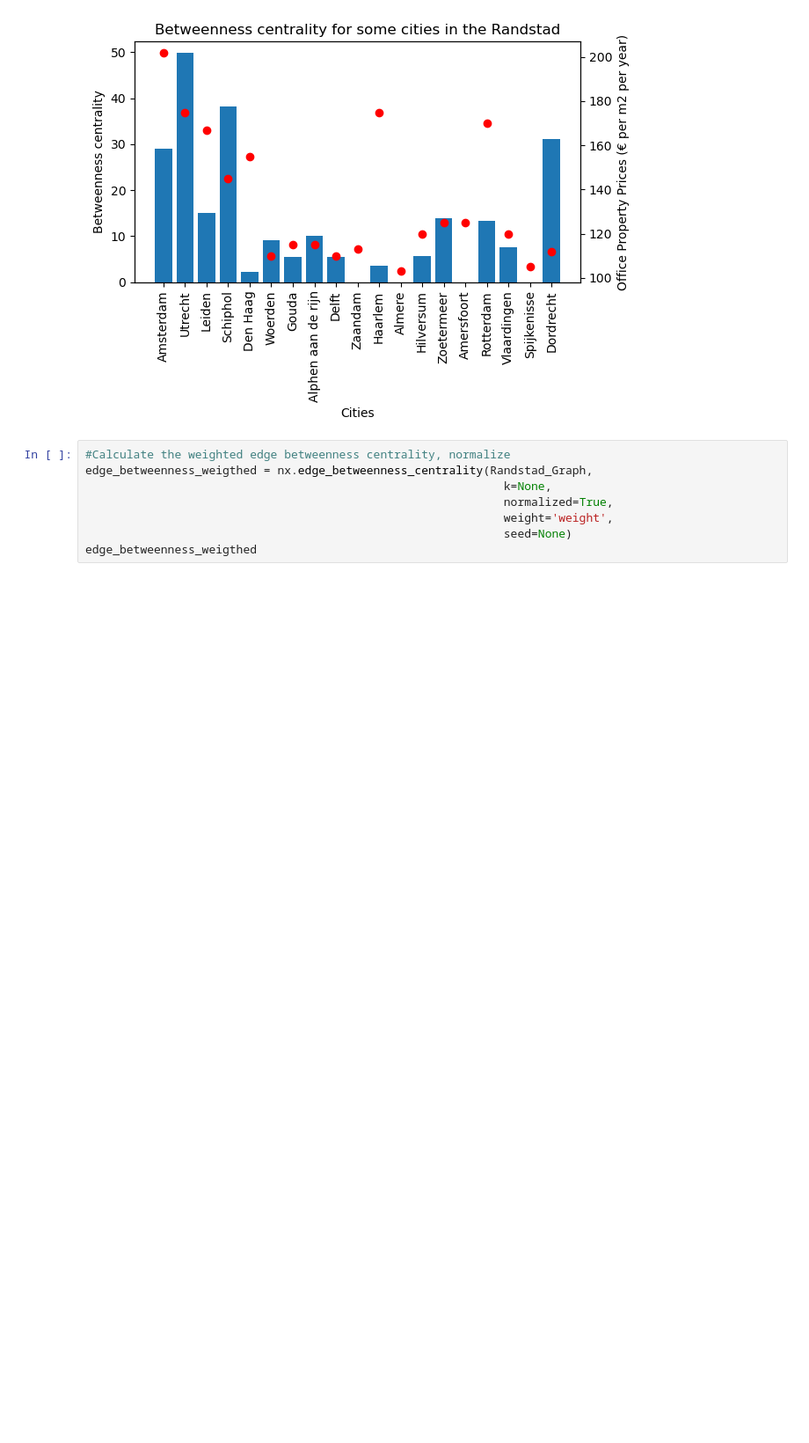
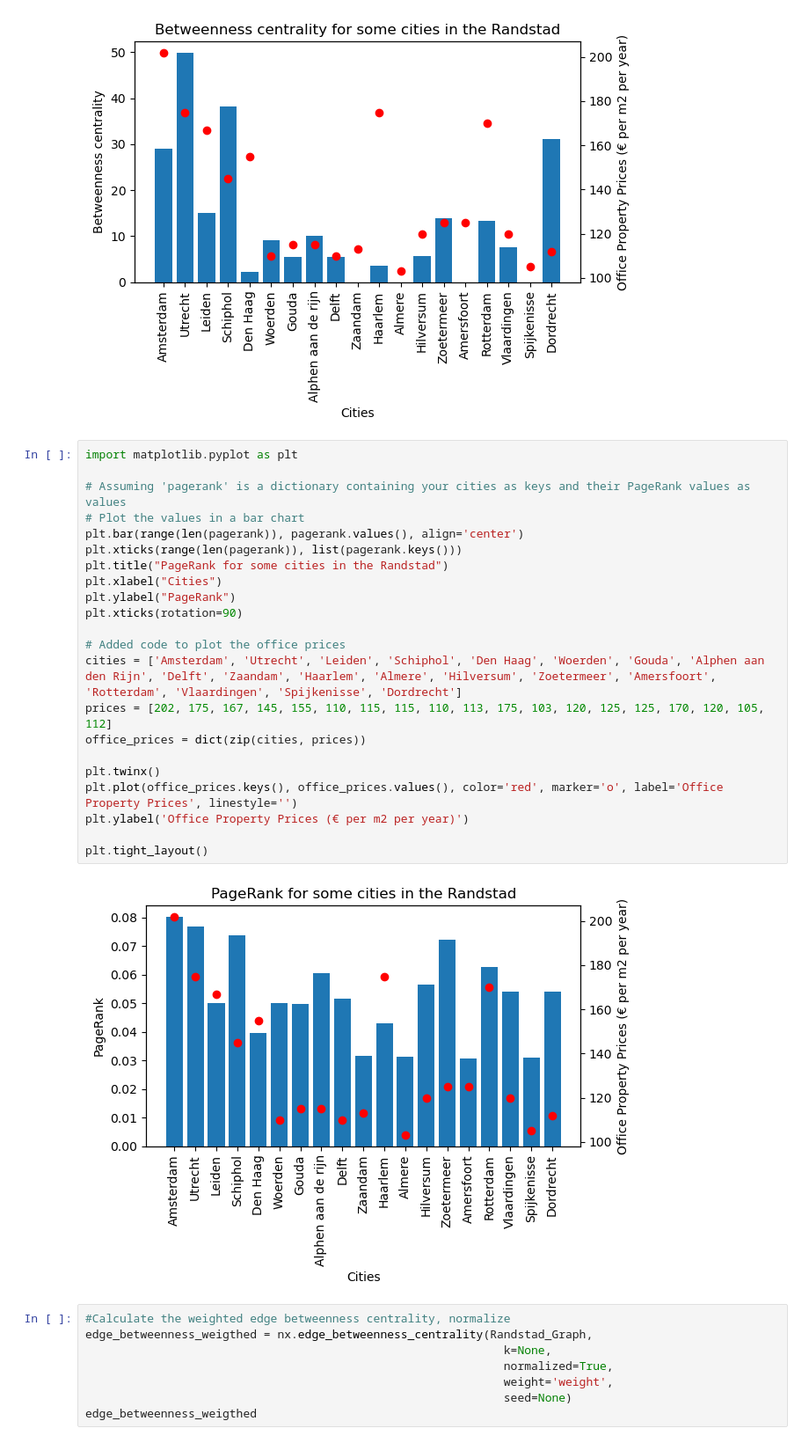
Before and after one commit to ElizeBr/Networked-Systems-Group-Assignment, a Jupyter notebook: Randstad.ipynb, the cells around one changed output. Shown at 88% size. Saved outputs shown, nothing was run; the diff lists cells and outputs as text; blank space fills up the shorter version.

```diff
--- a/Randstad.ipynb
+++ b/Randstad.ipynb
@@ -110,6 +110,30 @@ plt.ylabel('Office Property Prices (€ per m2 per year)')
 plt.tight_layout()
 # %% [output]
 [figure]
+# %%
+import matplotlib.pyplot as plt
+
+# Assuming 'pagerank' is a dictionary containing your cities as keys and their PageRank values as values
+# Plot the values in a bar chart
+plt.bar(range(len(pagerank)), pagerank.values(), align='center')
+plt.xticks(range(len(pagerank)), list(pagerank.keys()))
+plt.title("PageRank for some cities in the Randstad")
+plt.xlabel("Cities")
+plt.ylabel("PageRank")
+plt.xticks(rotation=90)
+
+# Added code to plot the office prices
+cities = ['Amsterdam', 'Utrecht', 'Leiden', 'Schiphol', 'Den Haag', 'Woerden', 'Gouda', 'Alphen aan den Rijn', 'Delft', 'Zaandam', 'Haarlem', 'Almere', 'Hilversum', 'Zoetermeer', 'Amersfoort', 'Rotterdam', 'Vlaardingen', 'Spijkenisse', 'Dordrecht']
+prices = [202, 175, 167, 145, 155, 110, 115, 115, 110, 113, 175, 103, 120, 125, 125, 170, 120, 105, 112]
+office_prices = dict(zip(cities, prices))
+
+plt.twinx()
+plt.plot(office_prices.keys(), office_prices.values(), color='red', marker='o', label='Office Property Prices', linestyle='')
+plt.ylabel('Office Property Prices (€ per m2 per year)')
+
+plt.tight_layout()
+# %% [output]
+[figure, added]
 # %%
 #Calculate the weighted edge betweenness centrality, normalize
 edge_betweenness_weigthed = nx.edge_betweenness_centrality(Randstad_Graph,
```
Also changed, not shown: parts of 3 cells of this notebook.
